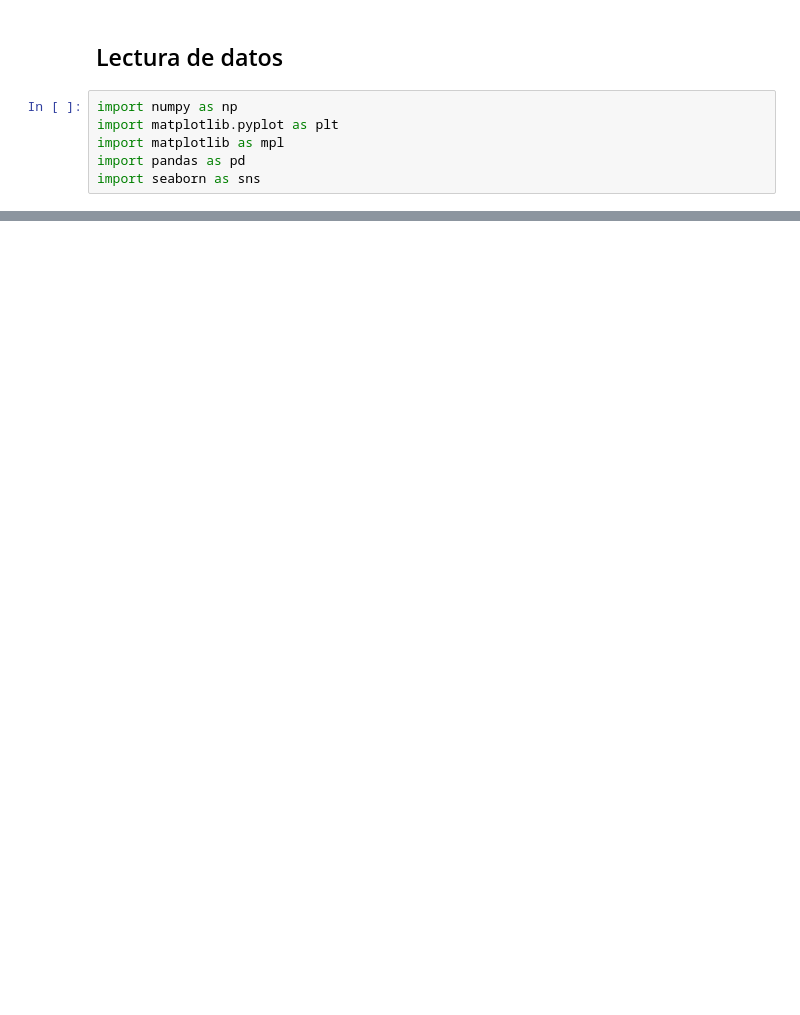
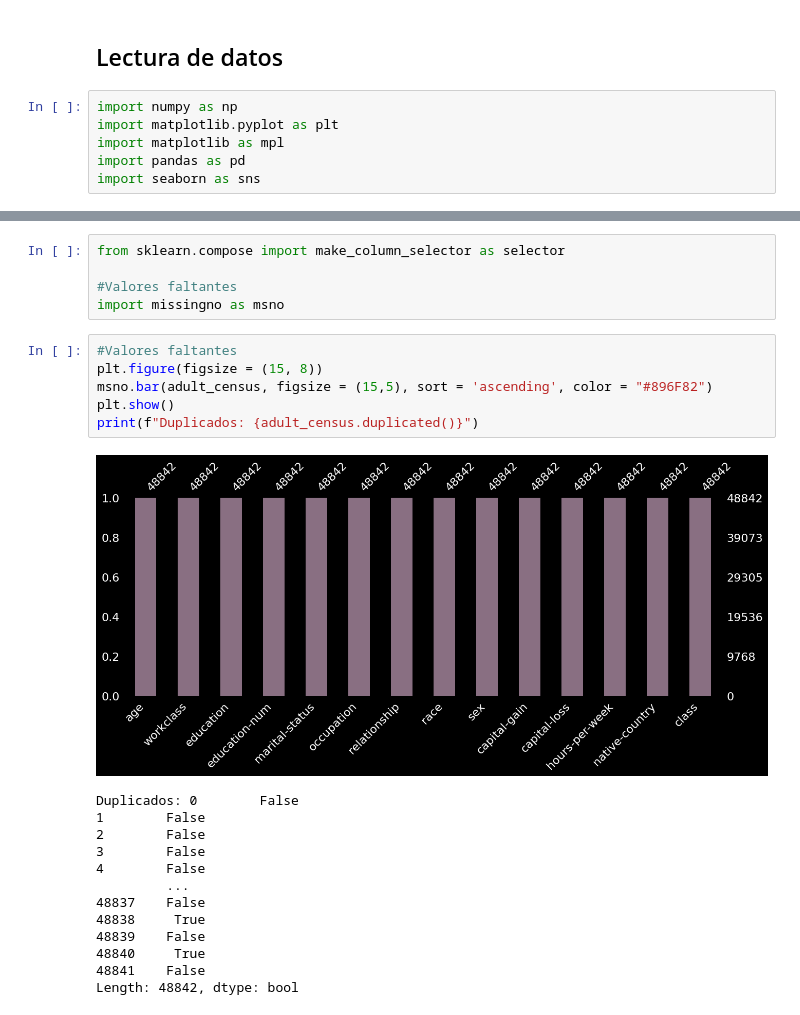
Before and after one commit to Scol-project/curso_ml, a Jupyter notebook: python_code/Scikit_code.ipynb, the cells around one changed output, grey strips where cells are left out. Drawn from its saved outputs; the diff is of its cells as text; blank space fills up the shorter version.

```diff
--- a/python_code/Scikit_code.ipynb
+++ b/python_code/Scikit_code.ipynb
@@ -19 +22,26 @@ adult_census.head()
+# %%
+from sklearn.compose import make_column_selector as selector
+
+#Valores faltantes
+import missingno as msno
+# %%
+#Valores faltantes
+plt.figure(figsize = (15, 8))
+msno.bar(adult_census, figsize = (15,5), sort = 'ascending', color = "#896F82")
+plt.show()
+print(f"Duplicados: {adult_census.duplicated()}")
+# %% [output]
+[figure, added]
+Duplicados: 0        False
+1        False
+2        False
+3        False
+4        False
+         ...
+48837    False
+48838     True
+48839    False
+48840     True
+48841    False
+Length: 48842, dtype: bool
 # %%
```
Also changed, not shown: parts of 14 cells of this notebook.
